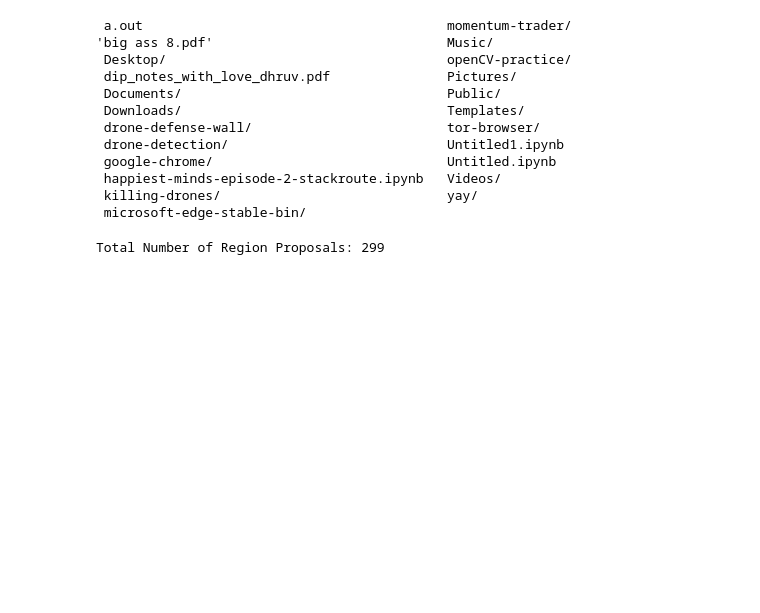
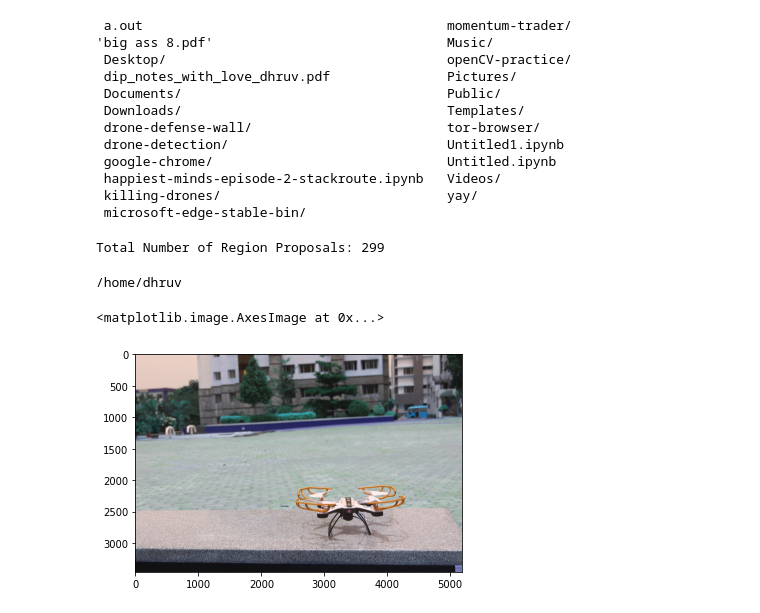
Before and after one commit to Dhruvk1999/drone-defense-wall, a Jupyter notebook: notebooks/scratchpad.ipynb, the cells around one changed output. Saved outputs shown, nothing was run; the diff lists cells and outputs as text; code cells hidden in the pictures; blank space fills up the shorter version.

```diff
--- a/notebooks/scratchpad.ipynb
+++ b/notebooks/scratchpad.ipynb
@@ -398,0 +404,11 @@ Total Number of Region Proposals: 299
+# %%
+cd
+# %% [output]
+/home/dhruv
+# %%
+img = cv2.imread('1')
+# %%
+plt.imshow(img)
+# %% [output]
+<matplotlib.image.AxesImage at 0x...>
+[figure, added]
```
Also changed, not shown: parts of 2 cells of this notebook, 3 other files.
